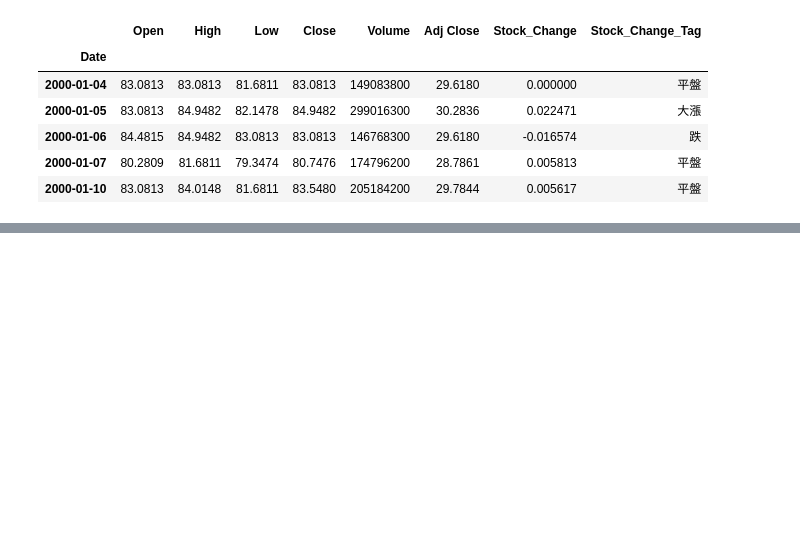
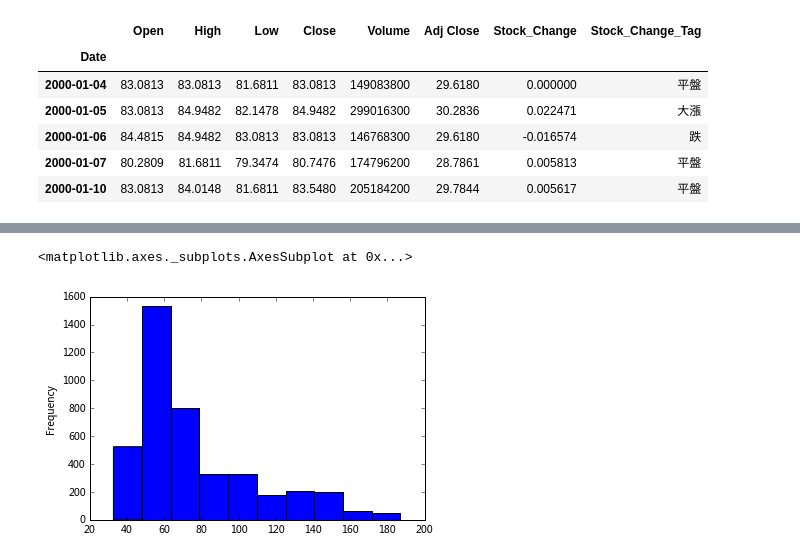
Before and after one commit to ywchiu/pyfintech2, a Jupyter notebook: 20160930Demo.ipynb, the cells around one changed output, grey strips where cells are left out. Drawn from its saved outputs; the diff is of its cells as text; code cells hidden in the pictures; blank space fills up the shorter version.

```diff
--- a/20160930Demo.ipynb
+++ b/20160930Demo.ipynb
@@ -382,0 +391,5 @@ Name: Close, dtype: float64
+# %%
+df['Close'].plot(kind='hist')
+# %% [output]
+<matplotlib.axes._subplots.AxesSubplot at 0x...>
+[figure, added]
```
Also changed, not shown: parts of 15 cells of this notebook.
